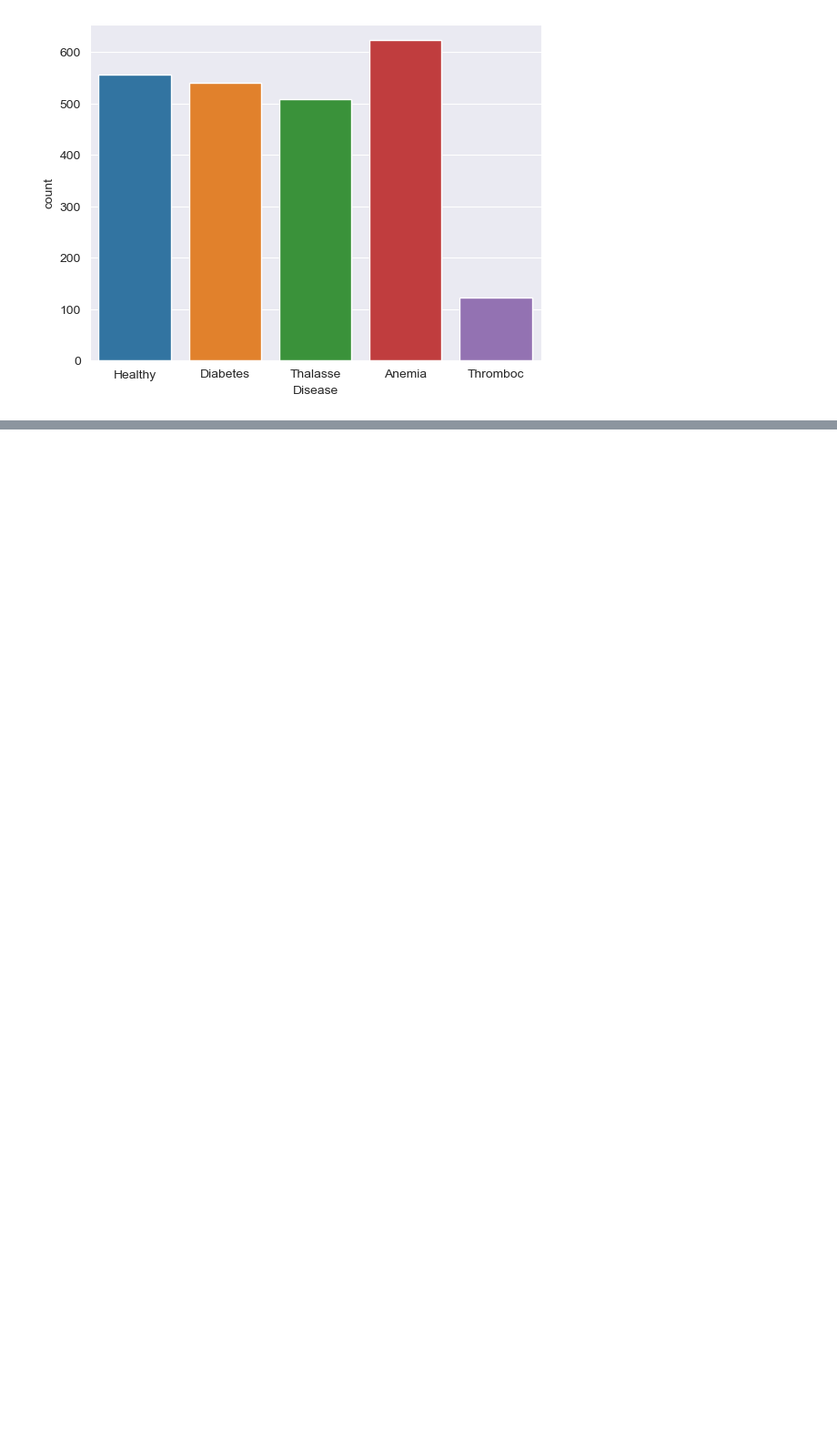
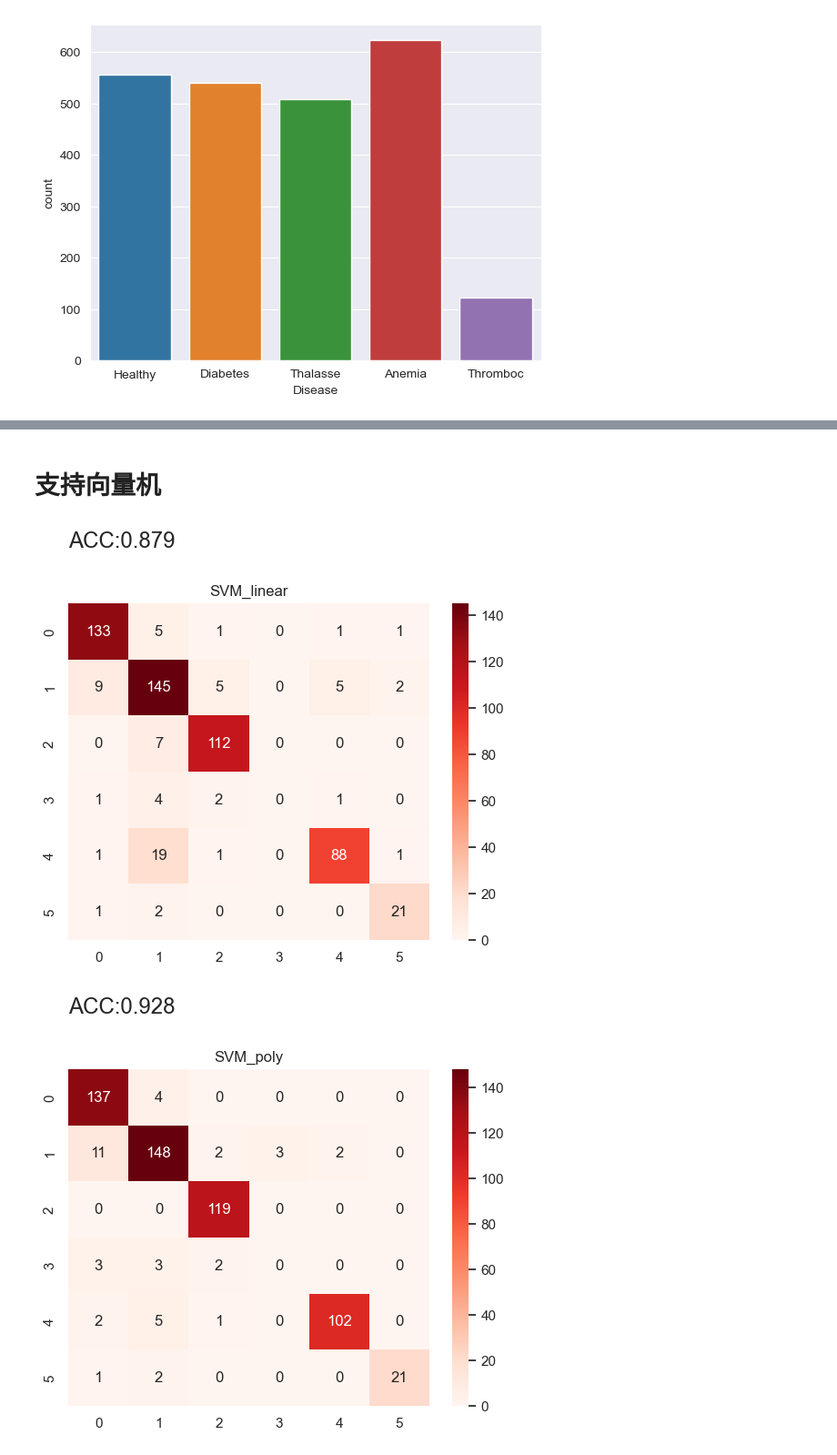
Before and after one commit to wushenhaoyu/NWPU-Pattern-recognition, a Jupyter notebook: 大作业/大作业改.ipynb, the cells around one changed output, grey strips where cells are left out. Shown at 91% size. Saved outputs shown, nothing was run; the diff lists cells and outputs as text; code cells hidden in the pictures; blank space fills up the shorter version.

```diff
--- a/大作业/大作业改.ipynb
+++ b/大作业/大作业改.ipynb
@@ -45,0 +66,3 @@ plt.show()
+# %% [markdown]
+支持向量机
+=====================================================================================================================================================================================================================================================================================================================================================================================================================================================================================================================================================================================================================================================================================================================================================================================================================================================
@@ -45,0 +72,28 @@ plt.show()
+# %%
+df = pd.concat([train,test],ignore_index=True)
+X = df.drop(columns=['Disease'])
+y = df['Disease']
+# %%
+X_train, X_test, y_train, y_test = train_test_split(X, y, test_size=0.2, random_state=42)
+# %%
+def svm(kernel):
+    SVM = SVC(kernel=kernel)
+    SVM.fit(X_train, y_train)
+    return SVM.predict(X_test)
+
+kernels = ['linear', 'poly', 'rbf', 'sigmoid']
+
+def calculate_acc(confusion_matrix):
+    correct =  np.trace(confusion_matrix)
+    total = np.sum(confusion_matrix)
+    return correct / total
+# %%
+for index, i in enumerate(kernels):
+    cm = confusion_matrix(y_test, svm(i))
+    sns.heatmap(cm, annot=True, cmap = 'Reds', fmt="d")
+    plt.title('SVM_'+ i)
+    plt.annotate("ACC:%.3f"%(calculate_acc(cm)), (0, -1), fontsize="x-large", annotation_clip=False)
+    plt.show()
+# %% [output]
+[figure, added]
+[figure, added]
```
Also changed, not shown: parts of 11 cells of this notebook.
